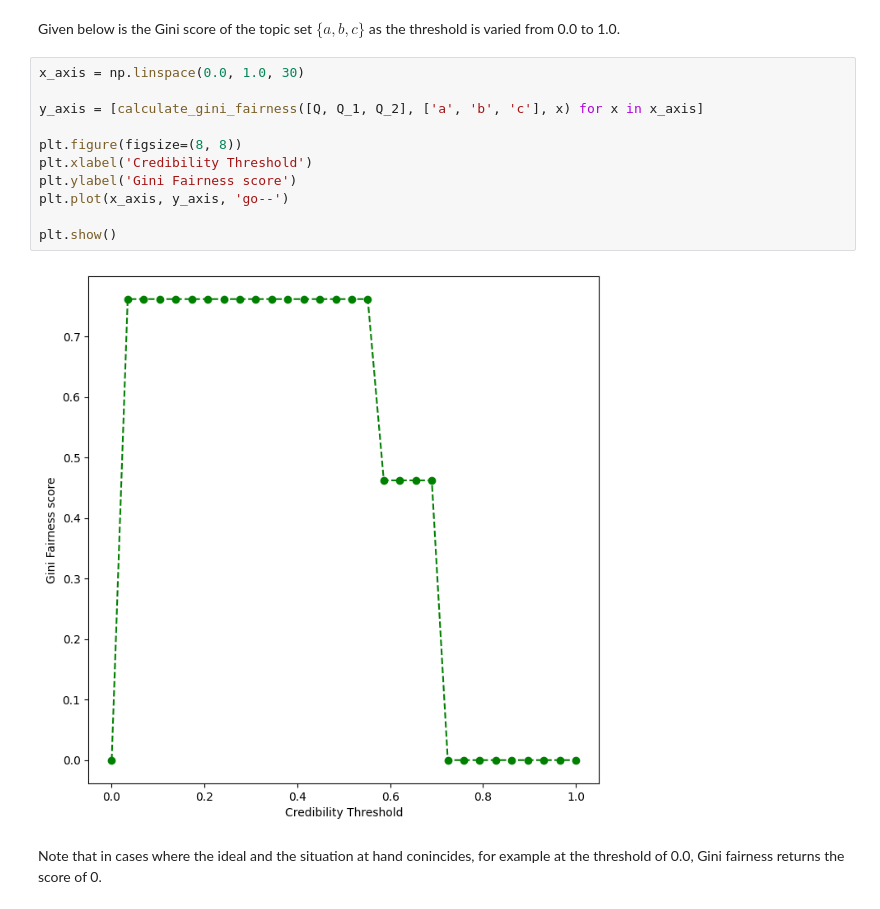
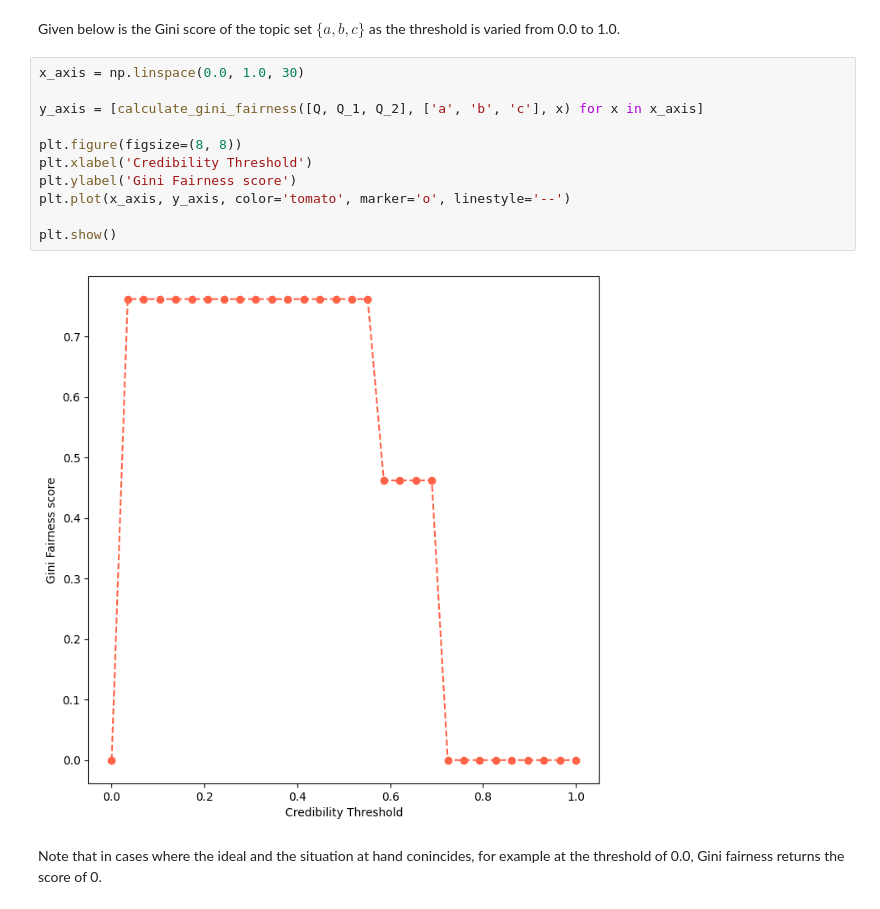
Before and after one commit to TimKam/Quantitative-Bipolar-Argumentation, a Jupyter notebook: qbaf_solf/SOLF_notebook.ipynb, the cells around one changed output. Cells and saved outputs as stored; diff of their text form.

```diff
--- a/qbaf_solf/SOLF_notebook.ipynb
+++ b/qbaf_solf/SOLF_notebook.ipynb
@@ -263,16 +269,16 @@ Given below is the Gini score of the topic set $\{a,b,c\}$ as the threshold is v
 # %%
 x_axis = np.linspace(0.0, 1.0, 30)
 
 y_axis = [calculate_gini_fairness([Q, Q_1, Q_2], ['a', 'b', 'c'], x) for x in x_axis]
 
 plt.figure(figsize=(8, 8))
 plt.xlabel('Credibility Threshold')
 plt.ylabel('Gini Fairness score')
-plt.plot(x_axis, y_axis, 'go--')
+plt.plot(x_axis, y_axis, color='tomato', marker='o', linestyle='--')
 
 plt.show()
 # %% [output]
-[figure, old version]
+[figure, new version]
 # %% [markdown]
 Note that in cases where the ideal and the situation at hand conincides, for example at the threshold of 0.0, Gini fairness returns the score of 0.
 # %% [markdown]
```
Also changed, not shown: parts of 6 cells of this notebook.
